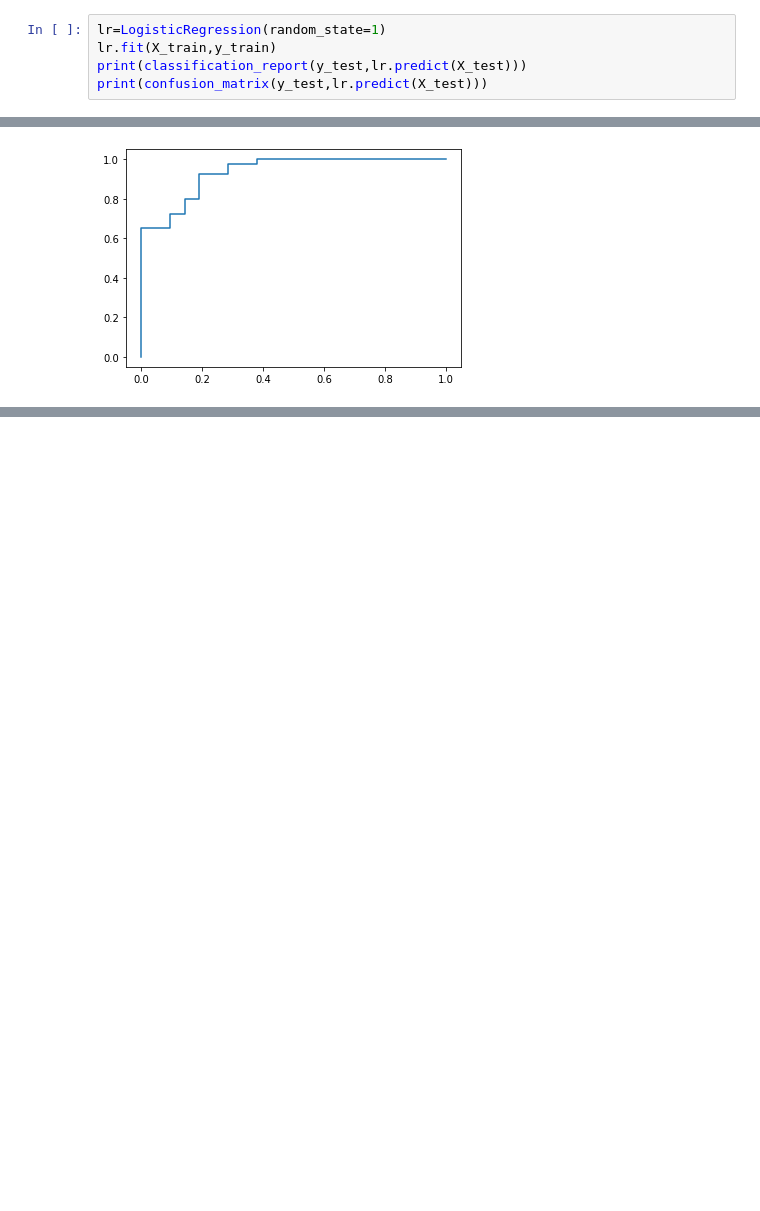
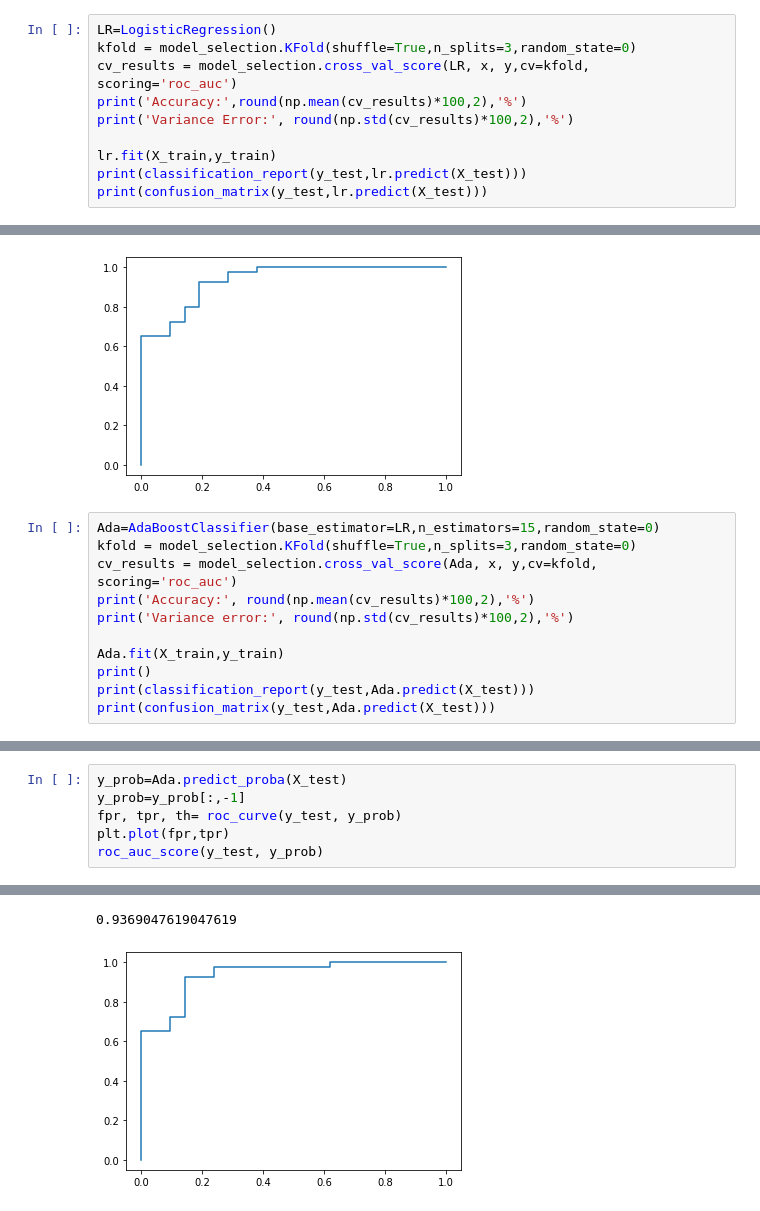
Before and after one commit to Amrutha-Sagar/Heart_Disease_Prediction_ML_DL, a Jupyter notebook: Heart Disease.ipynb, the cells around one changed output, grey strips where cells are left out. Saved outputs shown, nothing was run; the diff lists cells and outputs as text; blank space fills up the shorter version.

```diff
--- a/Heart Disease.ipynb
+++ b/Heart Disease.ipynb
@@ -221,7 +221,12 @@ x=df.drop('target',1)
 y=df.target
 X_train,X_test,y_train,y_test=train_test_split(x,y,test_size=.2, random_state=3)
 # %%
-lr=LogisticRegression(random_state=1)
+LR=LogisticRegression()
+kfold = model_selection.KFold(shuffle=True,n_splits=3,random_state=0)
+cv_results = model_selection.cross_val_score(LR, x, y,cv=kfold, scoring='roc_auc')
+print('Accuracy:',round(np.mean(cv_results)*100,2),'%')
+print('Variance Error:', round(np.std(cv_results)*100,2),'%')
+
 lr.fit(X_train,y_train)
 print(classification_report(y_test,lr.predict(X_test)))
 print(confusion_matrix(y_test,lr.predict(X_test)))
@@ -289,3 +309,14 @@ roc_auc_score(y_test, y_prob)
 [interactive output not drawn]
 0.9345238095238095
 [figure]
+# %%
+Ada=AdaBoostClassifier(base_estimator=LR,n_estimators=15,random_state=0)
+kfold = model_selection.KFold(shuffle=True,n_splits=3,random_state=0)
+cv_results = model_selection.cross_val_score(Ada, x, y,cv=kfold, scoring='roc_auc')
+print('Accuracy:', round(np.mean(cv_results)*100,2),'%')
+print('Variance error:', round(np.std(cv_results)*100,2),'%')
+
+Ada.fit(X_train,y_train)
+print()
+print(classification_report(y_test,Ada.predict(X_test)))
+print(confusion_matrix(y_test,Ada.predict(X_test)))
@@ -291,0 +340,7 @@ roc_auc_score(y_test, y_prob)
+# %%
+y_prob=Ada.predict_proba(X_test)
+y_prob=y_prob[:,-1]
+fpr, tpr, th= roc_curve(y_test, y_prob)
+plt.plot(fpr,tpr)
+roc_auc_score(y_test, y_prob)
+# %% [output]
@@ -291,0 +348,2 @@ roc_auc_score(y_test, y_prob)
+0.9369047619047619
+[figure, added]
```
Also changed, not shown: parts of 24 cells of this notebook.
